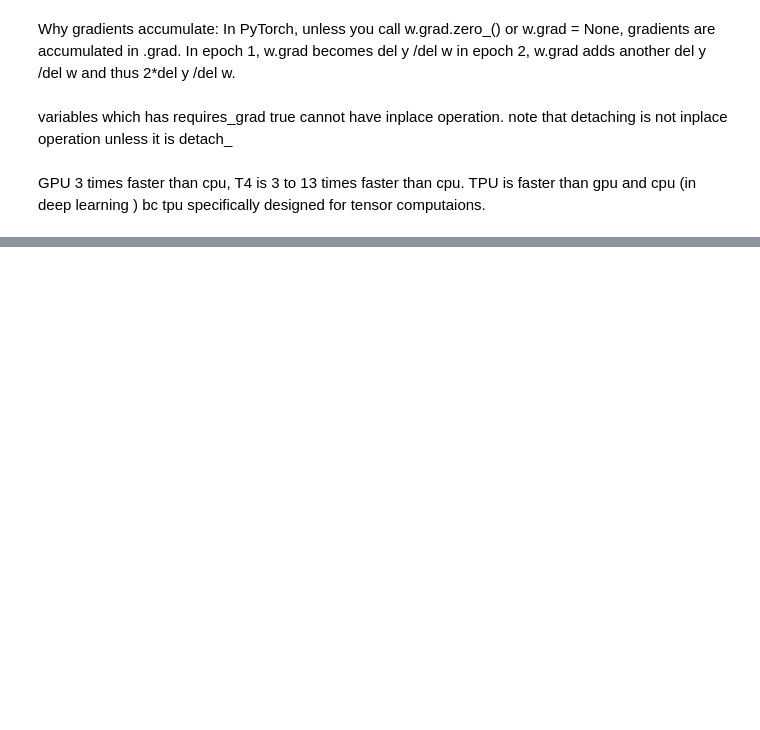
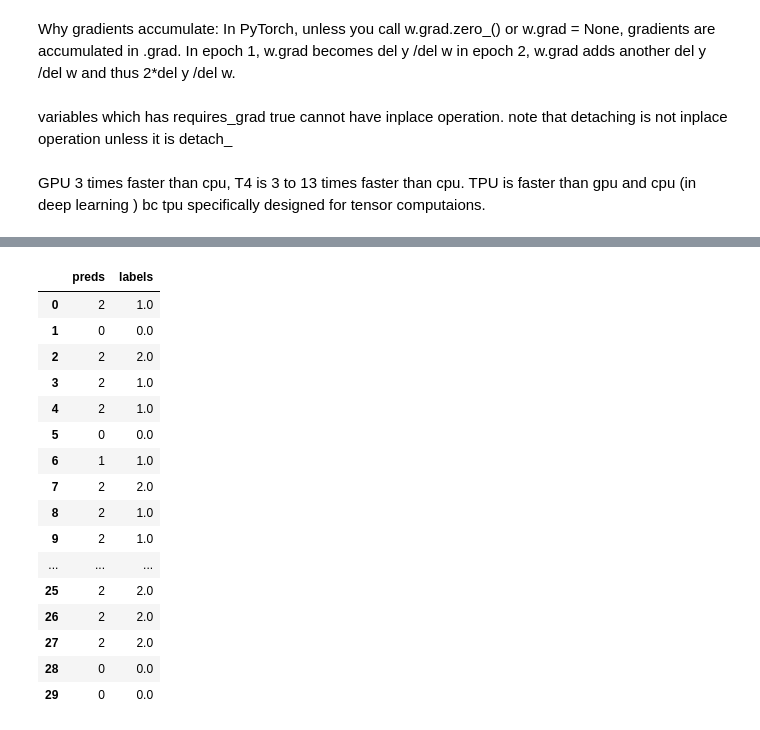
Before and after one commit to aliyarinu/Projects, a Jupyter notebook: Untitled0.ipynb, the cells around one changed output, grey strips where cells are left out. Cells and saved outputs as stored; diff of their text form; code cells hidden in the pictures; blank space fills up the shorter version.

```diff
--- a/Untitled0.ipynb
+++ b/Untitled0.ipynb
@@ -100,0 +158,3 @@ GPU 3 times faster than cpu, T4 is 3 to 13 times faster than cpu. TPU is faster
+# %%
+w = torch.randn(3,2,requires_grad=True)
+b = torch.randn(2,requires_grad=True)
@@ -100,0 +443,23 @@ GPU 3 times faster than cpu, T4 is 3 to 13 times faster than cpu. TPU is faster
+# %%
+class irisnn(nn.Module):
+  def __init__(self):
+    super().__init__()
+    self.inputlayer = nn.Linear(4,6)
+    self.layer1 = nn.Linear(6,6)
+    self.layer2 = nn.Linear(6,4)
+    self.outlayer = nn.Linear(4,3)
+    self.act = nn.ReLU()
+  def forward(self,x):
+    x = self.inputlayer(x)
+    x = self.act(x)
+    x = self.layer1(x)
+    x = self.act(x)
+    x = self.layer2(x)
+    x = self.act(x)
+    x = self.outlayer(x)
+    return x
+
+model = irisnn()
+for name,params in model.named_parameters():
+  print(name)
+  print(params)
@@ -100,0 +515,15 @@ GPU 3 times faster than cpu, T4 is 3 to 13 times faster than cpu. TPU is faster
+# %%
+def testiris(model,lossfunc):
+
+    preds = model(X_test)
+    loss = lossfunc(preds,y_test)
+
+    return loss.item(),preds
+lossfun = torch.nn.CrossEntropyLoss()
+
+listvals,preds = testiris(model,lossfun)
+
+indices = torch.argmax(preds,dim=1)
+labels ={0:'setosa',1:'versicolor',2:'vergenica'}
+for i in range(indices.numel()):
+  print(labels[indices[i].item()])
@@ -100,0 +548,20 @@ GPU 3 times faster than cpu, T4 is 3 to 13 times faster than cpu. TPU is faster
+# %%
+pd.DataFrame({'preds':indices.numpy(),'labels':y_test.numpy()})
+# %% [output]
+|  | preds | labels |
+| 0 | 2 | 1.0 |
+| 1 | 0 | 0.0 |
+| 2 | 2 | 2.0 |
+| 3 | 2 | 1.0 |
+| 4 | 2 | 1.0 |
+| 5 | 0 | 0.0 |
+| 6 | 1 | 1.0 |
+| 7 | 2 | 2.0 |
+| 8 | 2 | 1.0 |
+| 9 | 2 | 1.0 |
+| ... | ... | ... |
+| 25 | 2 | 2.0 |
+| 26 | 2 | 2.0 |
+| 27 | 2 | 2.0 |
+| 28 | 0 | 0.0 |
+| 29 | 0 | 0.0 |
```
Also changed, not shown: parts of 37 cells of this notebook.
